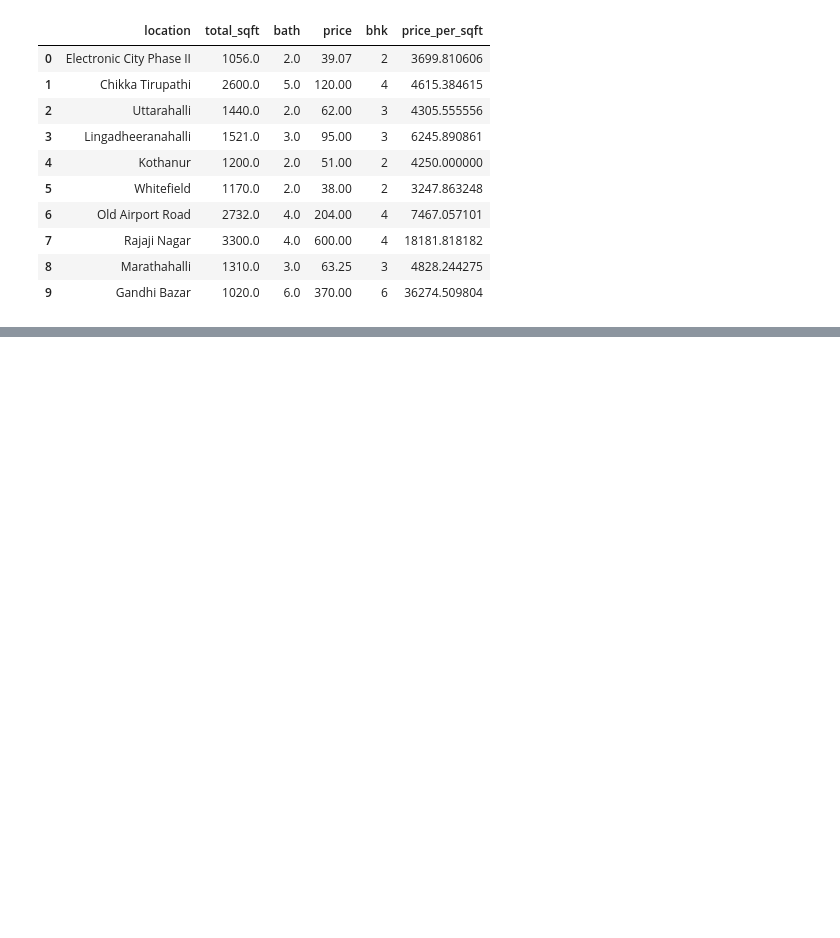
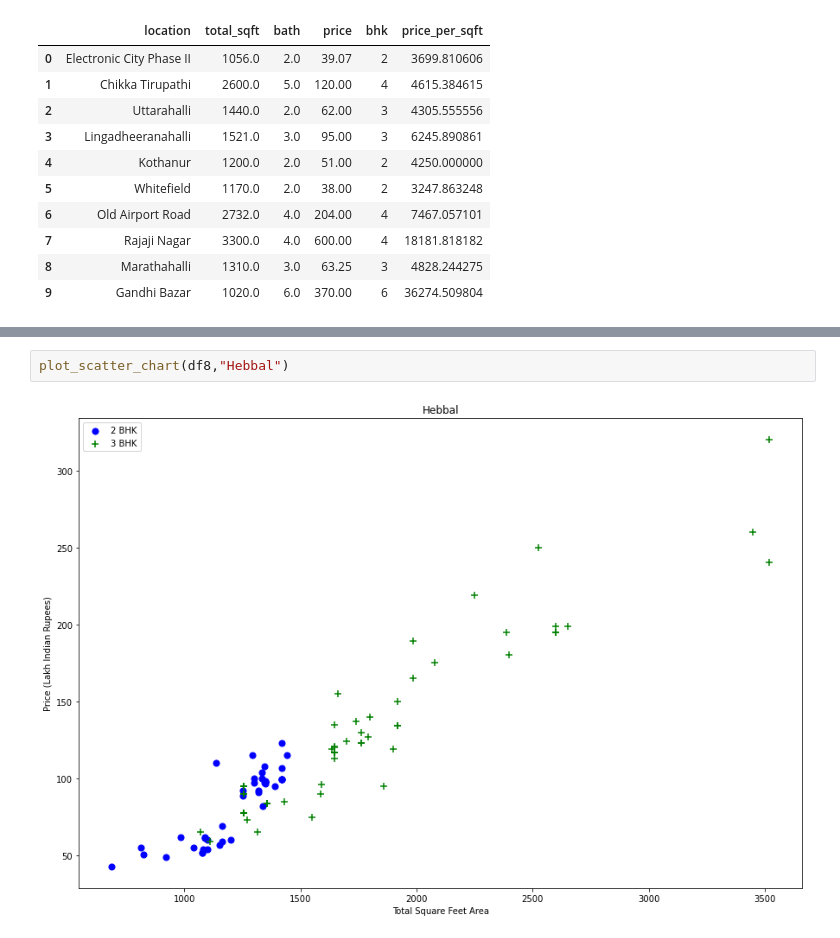
Before and after one commit to KrishnaGupta4135/Real-estate-Prediction, a Jupyter notebook: Untitled1.ipynb, the cells around one changed output, grey strips where cells are left out. Drawn from its saved outputs; the diff is of its cells as text; blank space fills up the shorter version.

```diff
--- a/Untitled1.ipynb
+++ b/Untitled1.ipynb
@@ -235,0 +371,4 @@ df6.head(10)
+# %%
+plot_scatter_chart(df8,"Hebbal")
+# %% [output]
+[figure, added]
```
Also changed, not shown: parts of 46 cells of this notebook.
